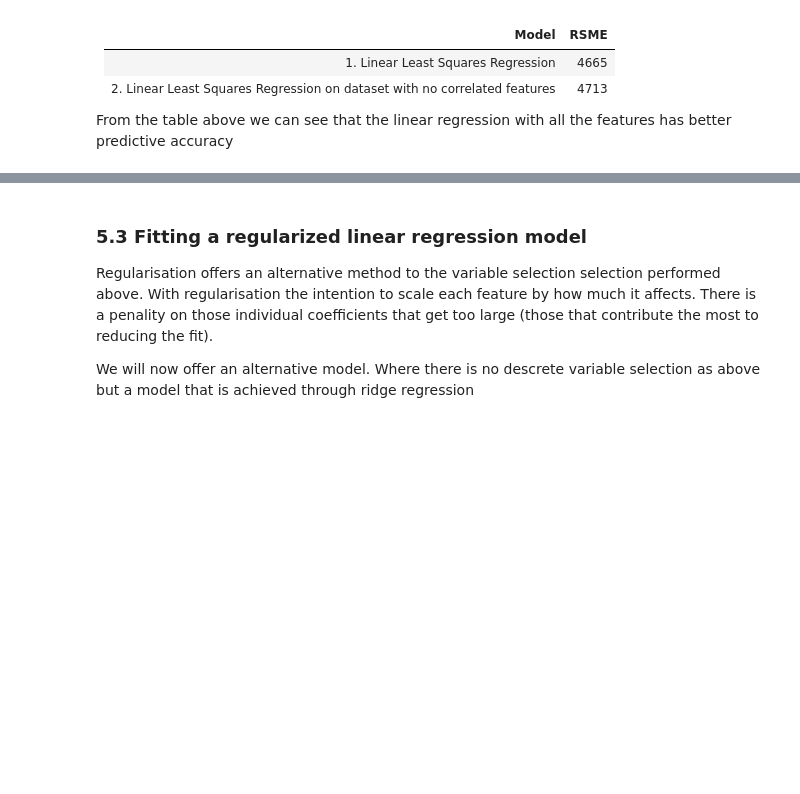
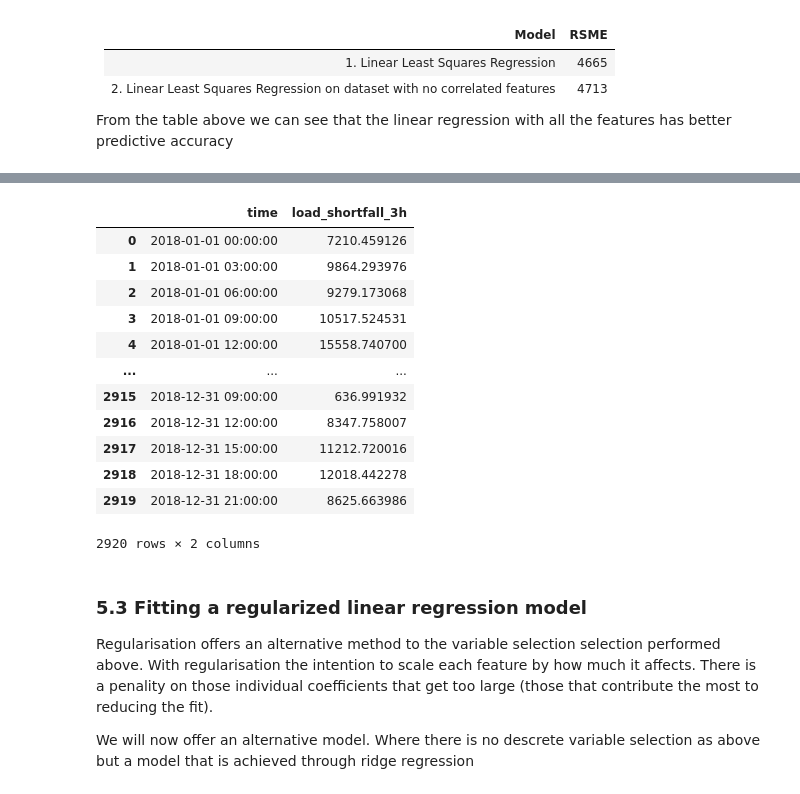
Before and after one commit to Explore-AI/load-shortfall-regression-predict-api, a Jupyter notebook: our_new_starter-notebook.ipynb, the cells around one changed output, grey strips where cells are left out. Cells and saved outputs as stored; diff of their text form; code cells hidden in the pictures; blank space fills up the shorter version.

```diff
--- a/our_new_starter-notebook.ipynb
+++ b/our_new_starter-notebook.ipynb
@@ -1475,7 +1455,7 @@ df5 =df_new_features.copy(deep=True)
 X = df5.drop(['load_shortfall_3h'], axis=1)
 y = df5['load_shortfall_3h']
 # %%
-lm = LinearRegression()
+lms = LinearRegression()
 # %%
 # split into train and test
 X_train, X_test, y_train, y_test = train_test_split(X,
@@ -1483,7 +1463,7 @@ X_train, X_test, y_train, y_test = train_test_split(X,
                                                     test_size=0.20,
                                                     random_state=1)
 # %%
-lm.fit(X_train, y_train)
+lms.fit(X_train, y_train)
 # %% [output]
 LinearRegression()
 # %%
@@ -1500,3 +1480,8 @@ RMSE:  4713
 
 
  From the table above we can see that the linear regression with all the features has better predictive accuracy
+# %%
+preds=lms.predict(X_standardise_test)
+# %%
+daf=pd.DataFrame(preds,columns=['load_shortfall_3h'])
+daf.head()
@@ -1502,0 +1495,20 @@ RMSE:  4713
+# %%
+output=pd.DataFrame({'time':df_test1['time']})
+submission=output.join(daf)
+#submission.to_csv('submission.csv',index=False)
+
+submission
+# %% [output]
+|  | time | load_shortfall_3h |
+| 0 | 2018-01-01 00:00:00 | 7210.459126 |
+| 1 | 2018-01-01 03:00:00 | 9864.293976 |
+| 2 | 2018-01-01 06:00:00 | 9279.173068 |
+| 3 | 2018-01-01 09:00:00 | 10517.524531 |
+| 4 | 2018-01-01 12:00:00 | 15558.740700 |
+| ... | ... | ... |
+| 2915 | 2018-12-31 09:00:00 | 636.991932 |
+| 2916 | 2018-12-31 12:00:00 | 8347.758007 |
+| 2917 | 2018-12-31 15:00:00 | 11212.720016 |
+| 2918 | 2018-12-31 18:00:00 | 12018.442278 |
+| 2919 | 2018-12-31 21:00:00 | 8625.663986 |
+2920 rows × 2 columns
```
Also changed, not shown: parts of 23 cells of this notebook, 1 other file.
